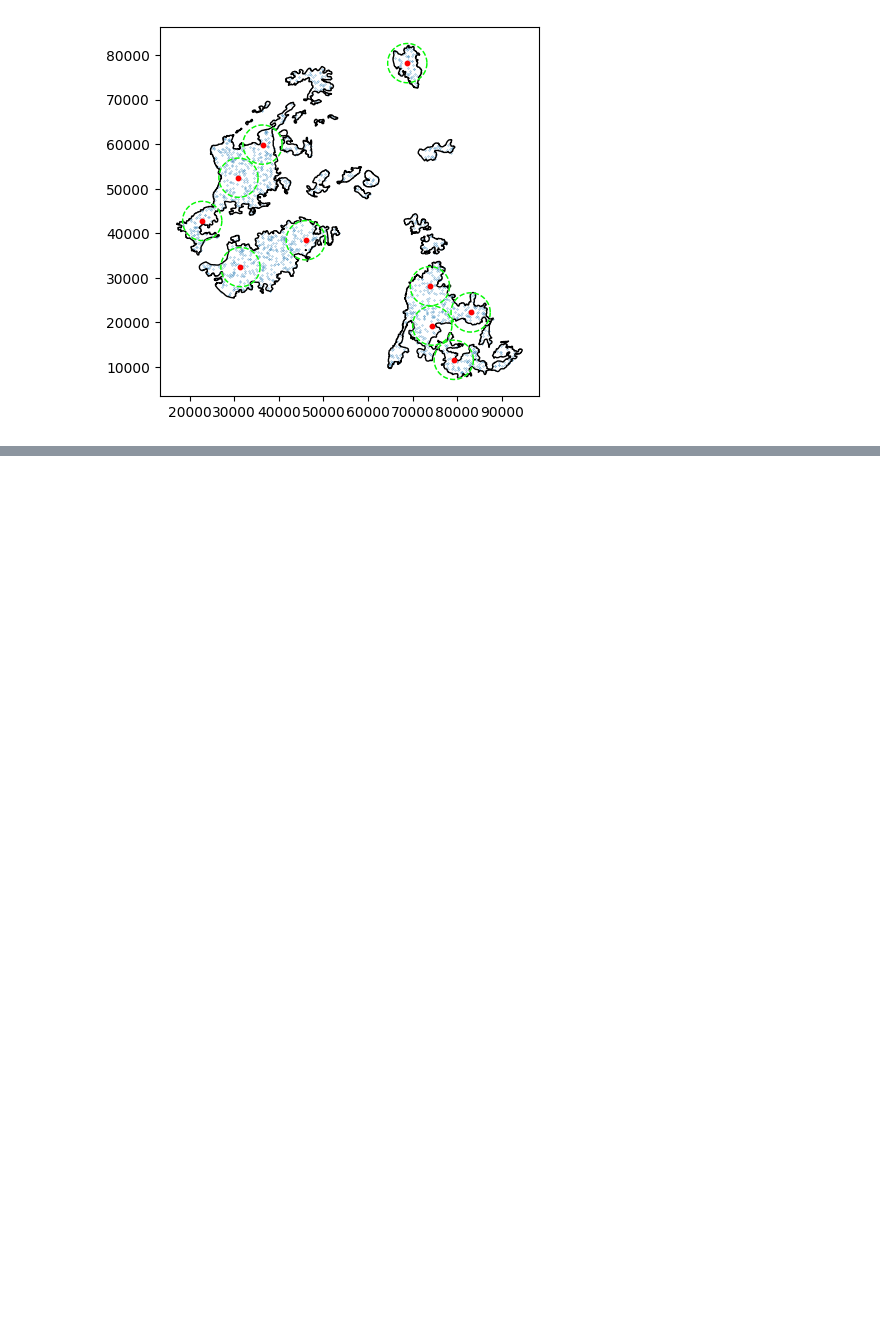
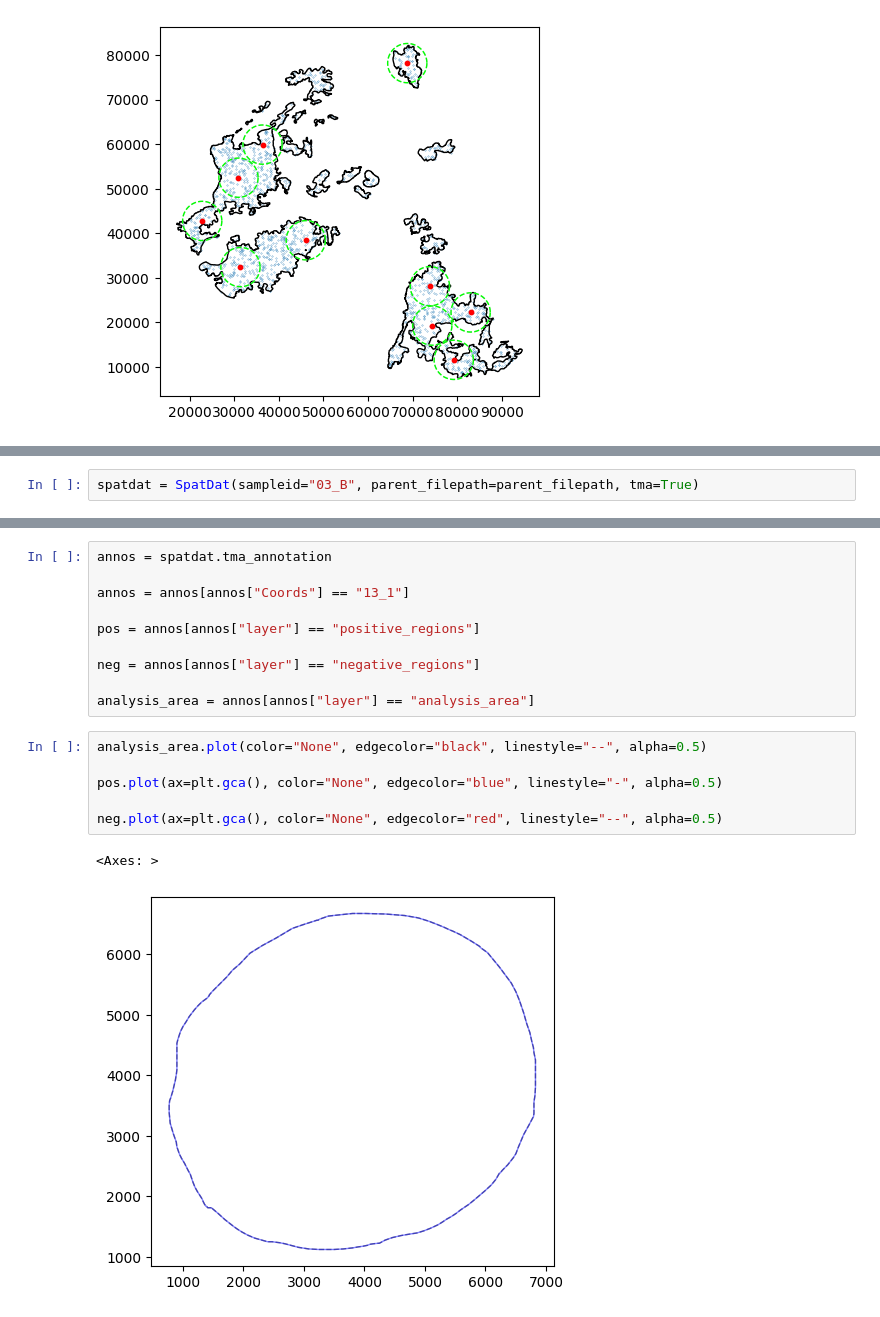
Before and after one commit to M-Fotheringham/Whole-Slide_vs_TMA_Sampling, a Jupyter notebook: src/SimuSamp/scripts/SpatDat_Test.ipynb, the cells around one changed output, grey strips where cells are left out. Drawn from its saved outputs; the diff is of its cells as text; blank space fills up the shorter version.

```diff
--- a/src/SimuSamp/scripts/SpatDat_Test.ipynb
+++ b/src/SimuSamp/scripts/SpatDat_Test.ipynb
@@ -137,0 +140,2 @@ sampled_cores.iloc[[idx]].plot(ax=plt.gca(), color="None", edgecolor="lime", lin
+# %%
+spatdat = SpatDat(sampleid="03_B", parent_filepath=parent_filepath, tma=True)
@@ -137,0 +155,19 @@ sampled_cores.iloc[[idx]].plot(ax=plt.gca(), color="None", edgecolor="lime", lin
+# %%
+annos = spatdat.tma_annotation
+
+annos = annos[annos["Coords"] == "13_1"]
+
+pos = annos[annos["layer"] == "positive_regions"]
+
+neg = annos[annos["layer"] == "negative_regions"]
+
+analysis_area = annos[annos["layer"] == "analysis_area"]
+# %%
+analysis_area.plot(color="None", edgecolor="black", linestyle="--", alpha=0.5)
+
+pos.plot(ax=plt.gca(), color="None", edgecolor="blue", linestyle="-", alpha=0.5)
+
+neg.plot(ax=plt.gca(), color="None", edgecolor="red", linestyle="--", alpha=0.5)
+# %% [output]
+<Axes: >
+[figure, added]
```
Also changed, not shown: parts of 2 cells of this notebook, 2 other files.
